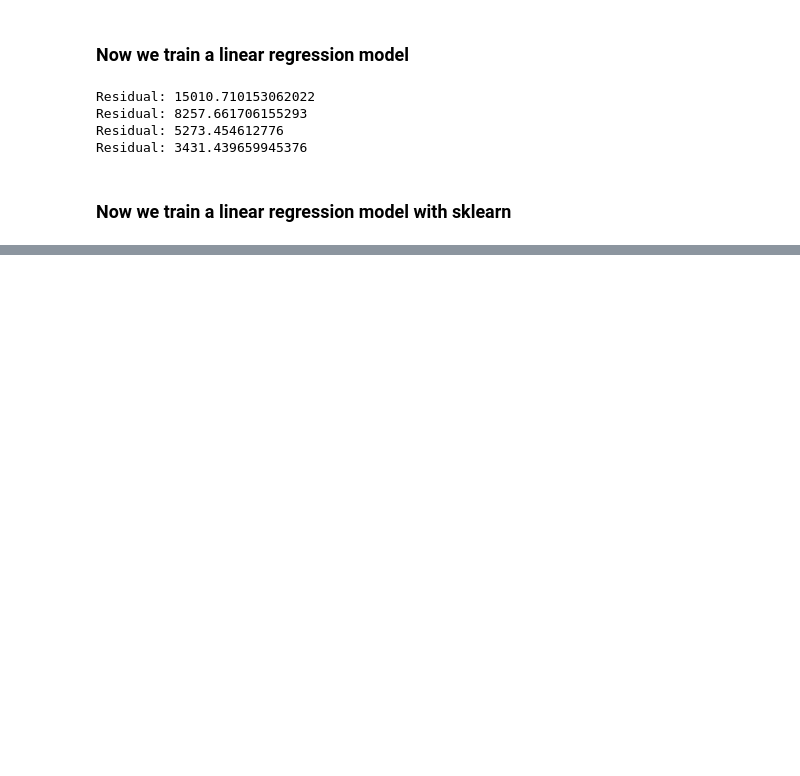
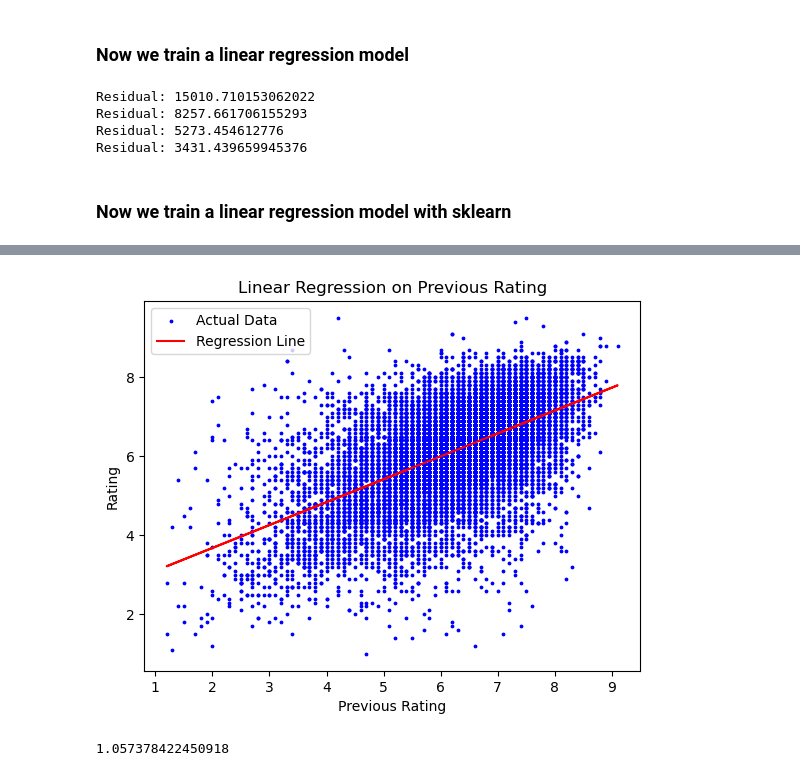
Before and after one commit to connor-mcbride/movie-review-analysis, a Jupyter notebook: director_momentum.ipynb, the cells around one changed output, grey strips where cells are left out. Drawn from its saved outputs; the diff is of its cells as text; code cells hidden in the pictures; blank space fills up the shorter version.

```diff
--- a/director_momentum.ipynb
+++ b/director_momentum.ipynb
@@ -261,0 +284,21 @@ print("test")
+# %%
+idx = np.random.choice(len(X), size=16000, replace=False)
+
+plt.scatter(X[idx], y[idx], color='blue', label='Actual Data', s=3)
+plt.plot(X, y_pred, color='red', label='Regression Line')
+plt.xlabel('Previous Rating')
+plt.ylabel('Rating')
+plt.title('Linear Regression on Previous Rating')
+plt.legend()
+plt.show()
+# %% [output]
+[figure, added]
+# %%
+E_x = directors_ratings_df["averageRating"].mean()
+diffs = []
+for x in X:
+    d = abs(x - E_x)
+    diffs.append(d)
+print(np.mean(diffs))
+# %% [output]
+1.057378422450918
```
Also changed, not shown: parts of 5 cells of this notebook.
